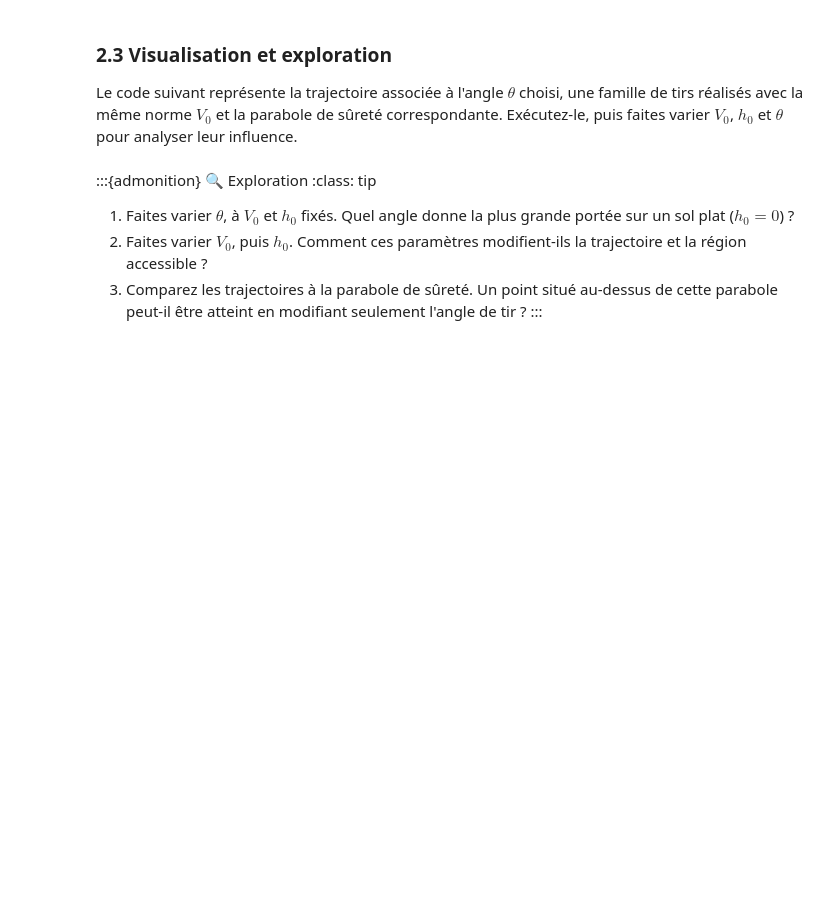
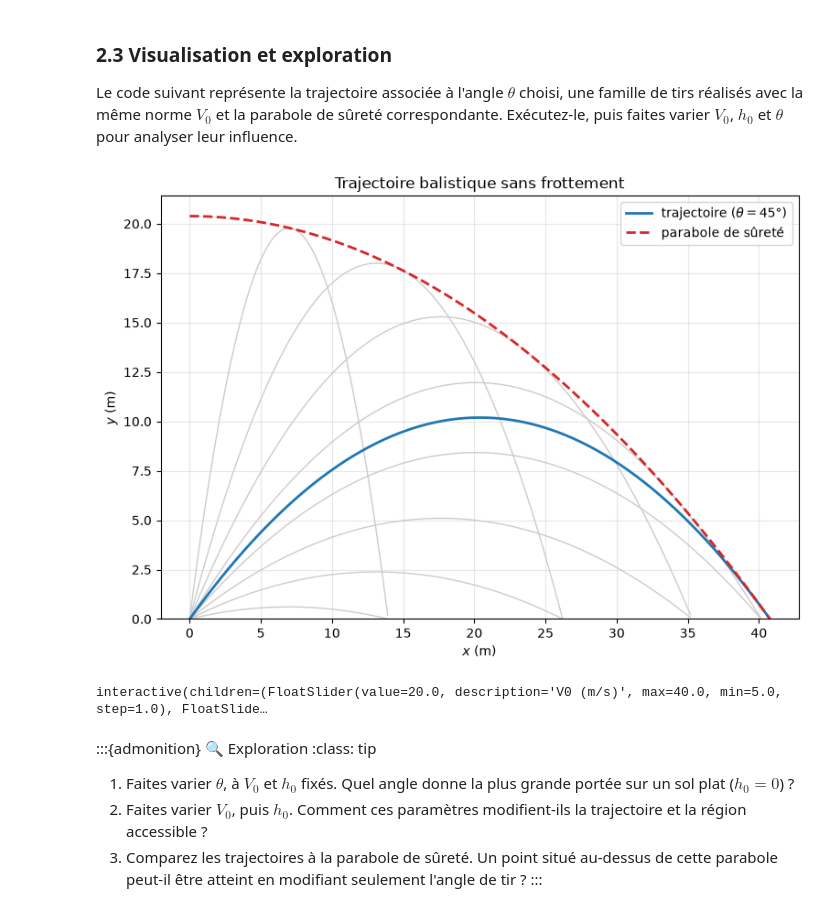
Before and after one commit to ECE-Ecole-Ingenieurs/cours-physique, a Jupyter notebook: notebooks/tp07_balistique_teacher.ipynb, the cells around one changed output. Drawn from its saved outputs; the diff is of its cells as text; code cells hidden in the pictures; blank space fills up the shorter version.

```diff
--- a/notebooks/tp07_balistique_teacher.ipynb
+++ b/notebooks/tp07_balistique_teacher.ipynb
@@ -236,35 +238,38 @@ def tracer_balistique(v0=20.0, h0=0.0, theta_deg=45.0):
     theta = np.radians(theta_deg)
 
     x_max = v0 / g * np.sqrt(v0**2 + 2 * g * h0)
+    y_max = h0 + v0**2 / (2 * g)
     x_vals = np.linspace(0.0, x_max, 300)
 
     y_vals = trajectoire_balistique(x_vals, v0, theta, h0)
     y_env = parabole_surete(x_vals, v0, h0)
 
     fig, ax = plt.subplots(figsize=(9, 6))
 
     # Famille de trajectoires pour différents angles
     for theta_deg_i in np.arange(10, 90, 10):
         y_i = trajectoire_balistique(x_vals, v0, np.radians(theta_deg_i), h0)
         mask = y_i >= 0
         ax.plot(x_vals[mask], y_i[mask], color='0.8', linewidth=1)
 
     mask = y_vals >= 0
     ax.plot(x_vals[mask], y_vals[mask], color='tab:blue', linewidth=2, label=rf'trajectoire ($\theta={theta_deg:.0f}°$)')
     mask_env = y_env >= 0
     ax.plot(x_vals[mask_env], y_env[mask_env], color='tab:red', linestyle='--', linewidth=2, label='parabole de sûreté')
     ax.axhline(0, color='black', linewidth=0.5)
     ax.set_xlabel(r'$x$ (m)')
     ax.set_ylabel(r'$y$ (m)')
-    ax.set_ylim(bottom=0)
+    ax.set_ylim(0, 1.05 * y_max)
     ax.set_title('Trajectoire balistique sans frottement')
     ax.grid(alpha=0.3)
     ax.legend(loc='upper right')
 
     plt.show()
     plt.close(fig)
 
 tracer_balistique()
+# %% [output]
+[figure, added]
 # %%
 interact(
     tracer_balistique,
@@ -272,6 +277,8 @@ interact(
     h0=FloatSlider(value=0.0, min=0.0, max=20.0, step=1.0, description='h0 (m)'),
     theta_deg=FloatSlider(value=45.0, min=5.0, max=85.0, step=5.0, description='Angle (°)'),
 );
+# %% [output]
+interactive(children=(FloatSlider(value=20.0, description='V0 (m/s)', max=40.0, min=5.0, step=1.0), FloatSlide…
 # %% [markdown]
 :::{admonition} 🔍 Exploration
 :class: tip
```
Also changed, not shown: parts of 2 cells of this notebook, 1 other file.
